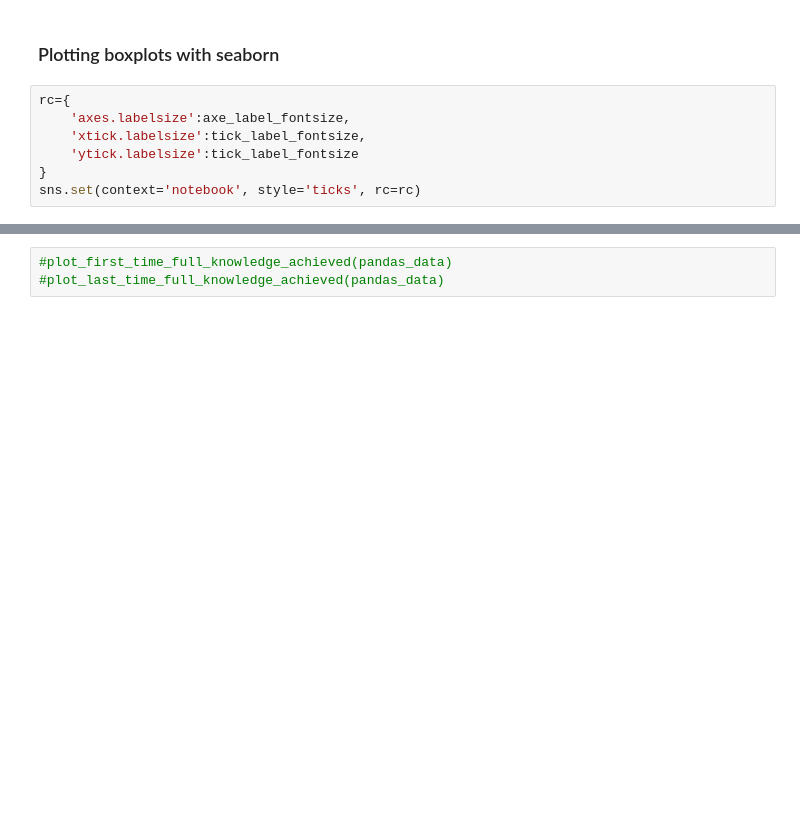
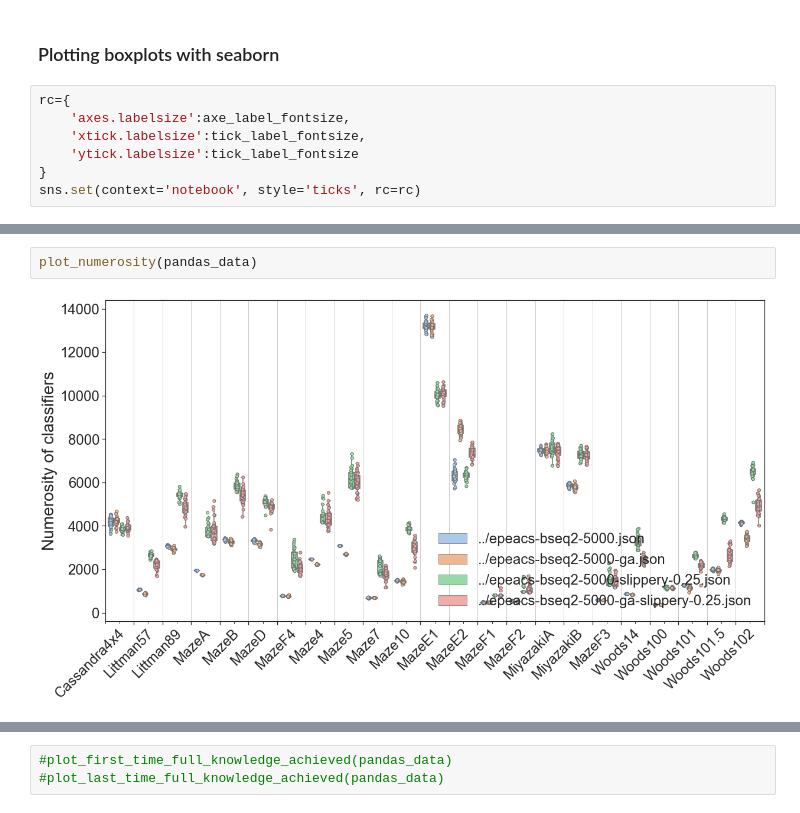
Before and after one commit to RomainOr/Reasoning-with-ALCS, a Jupyter notebook: epeacs_boxplot.ipynb, the cells around one changed output, grey strips where cells are left out. Saved outputs shown, nothing was run; the diff lists cells and outputs as text; blank space fills up the shorter version.

```diff
--- a/epeacs_boxplot.ipynb
+++ b/epeacs_boxplot.ipynb
@@ -248,2 +263,6 @@ plot_population(pandas_data, only_reliable=True)
+# %%
+plot_numerosity(pandas_data)
+# %% [output]
+[figure, added]
 # %%
 plot_mean_classifier_specificity(pandas_data)
```
Also changed, not shown: parts of 12 cells of this notebook, 12 other files.
